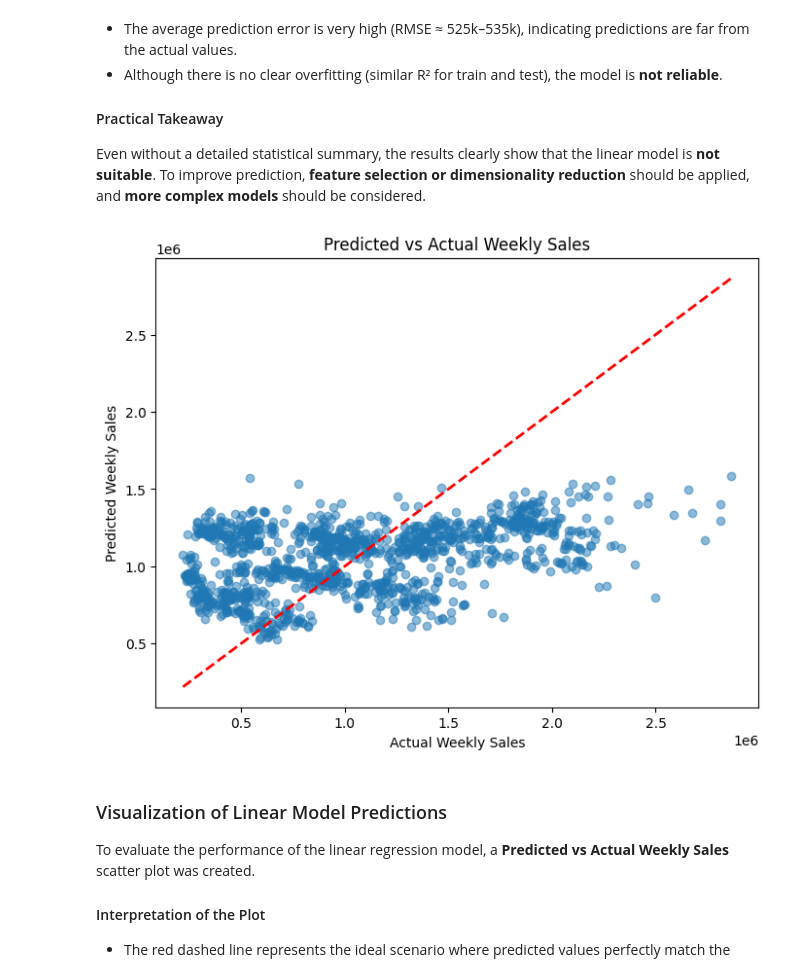
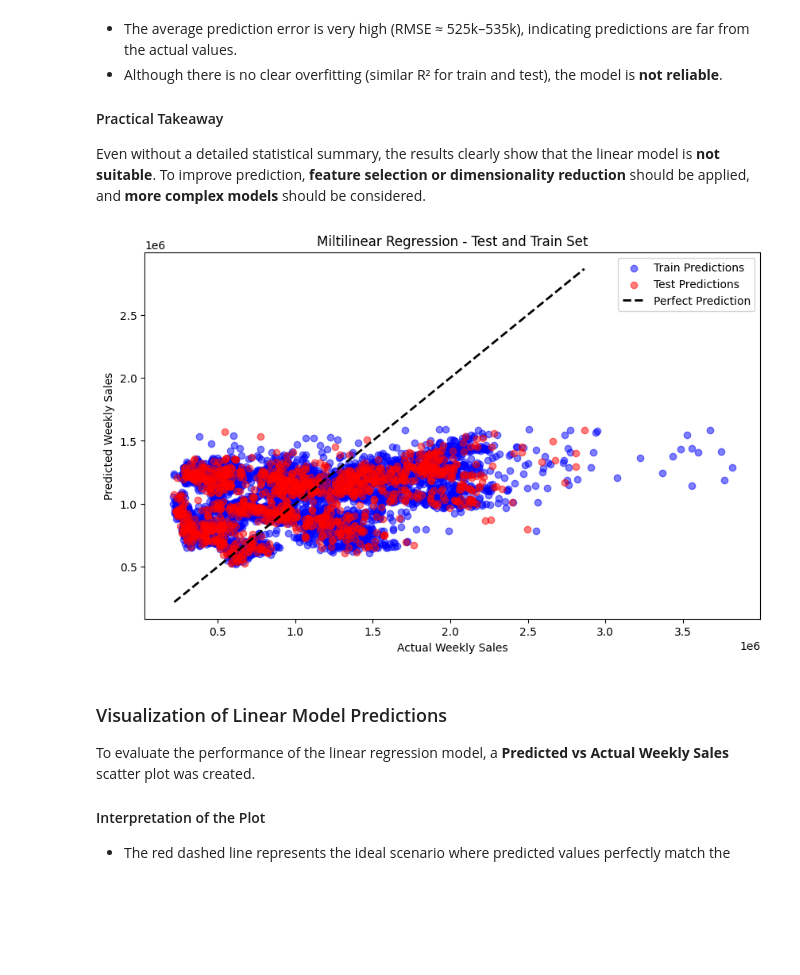
Before and after one commit to MarcoAntonioGarcia/Data-Science-Projects, a Jupyter notebook: 6.-Machine Learning/1-Regression/1-Walmart Store Sales Prediction (Failed Example)/Walmart Store Sales Prediction – (Failed Example).ipynb, the cells around one changed output. Drawn from its saved outputs; the diff is of its cells as text; code cells hidden in the pictures; blank space fills up the shorter version.

Commit message:
docs: Improve Walmart failed prediction example with English methodology and enhanced conclusions

```diff
--- a/6.-Machine Learning/1-Regression/1-Walmart Store Sales Prediction (Failed Example)/Walmart Store Sales Prediction – (Failed Example).ipynb
+++ b/6.-Machine Learning/1-Regression/1-Walmart Store Sales Prediction (Failed Example)/Walmart Store Sales Prediction – (Failed Example).ipynb
@@ -1047,17 +1044,20 @@ In this section, a simple linear regression model was tested using **scikit-lear
 
 Even without a detailed statistical summary, the results clearly show that the linear model is **not suitable**. To improve prediction, **feature selection or dimensionality reduction** should be applied, and **more complex models** should be considered.
 # %%
-import matplotlib.pyplot as plt
-
-plt.figure(figsize=(8,6))
-plt.scatter(Test_Y, y_test_pred, alpha=0.5)
-plt.plot([Test_Y.min(), Test_Y.max()], [Test_Y.min(), Test_Y.max()], 'r--', lw=2)
+plt.figure(figsize=(10,6))
+plt.scatter(Train_Y, y_train_pred, alpha=0.5, color='blue', label='Train Predictions')
+plt.scatter(Test_Y, y_test_pred, alpha=0.5, color='red', label='Test Predictions')
+plt.plot([Test_Y.min(), Test_Y.max()],
+         [Test_Y.min(), Test_Y.max()],
+         'k--', lw=2, label="Perfect Prediction")
 plt.xlabel("Actual Weekly Sales")
 plt.ylabel("Predicted Weekly Sales")
-plt.title("Predicted vs Actual Weekly Sales")
+plt.title("Miltilinear Regression - Test and Train Set")
+plt.legend()
+plt.grid(False)
 plt.show()
 # %% [output]
-[figure, old version]
+[figure, new version]
 # %% [markdown]
 ### Visualization of Linear Model Predictions
 
```
Also changed, not shown: parts of 8 cells of this notebook, 1 other file.
